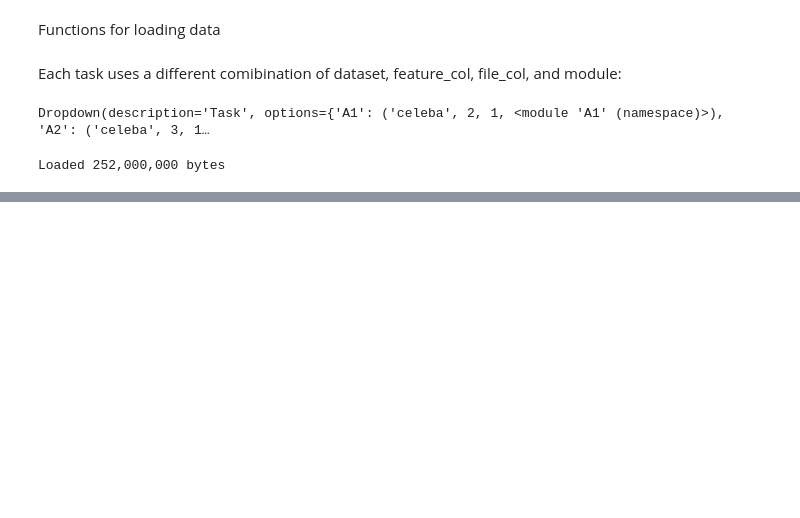
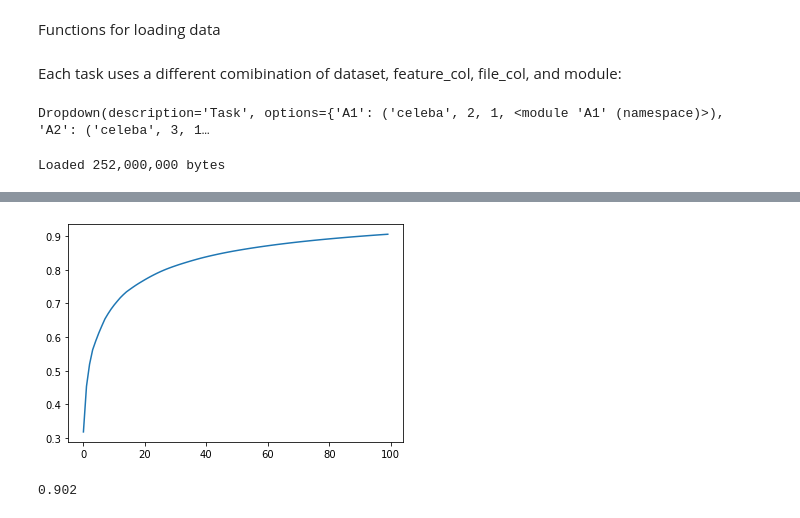
Before and after one commit to golfscript/AMLS_assignment22_23, a Jupyter notebook: main.ipynb, the cells around one changed output, grey strips where cells are left out. Cells and saved outputs as stored; diff of their text form; code cells hidden in the pictures; blank space fills up the shorter version.

```diff
--- a/main.ipynb
+++ b/main.ipynb
@@ -63,0 +66,4 @@ for i in range(10):
+# %%
+X_extract = task_module.model.feature_extraction(X)
+# %% [output]
+[figure, added]
@@ -63,0 +72,5 @@ for i in range(10):
+# %%
+y_pred = task_module.model.predict(X_train, y_train, X_val)
+print(accuracy_score(y_val,y_pred))
+# %% [output]
+0.902
```
Also changed, not shown: parts of 5 cells of this notebook, 1 other file.
